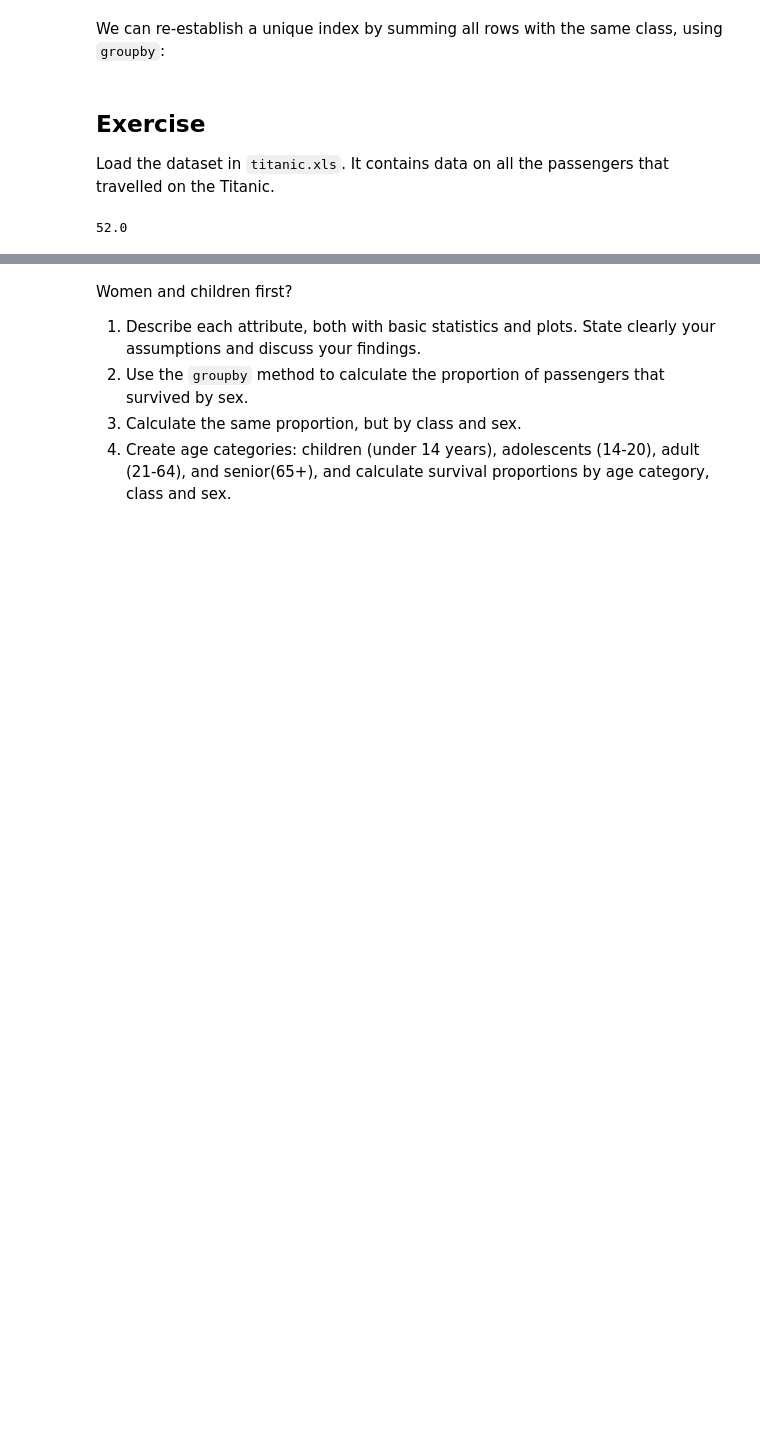
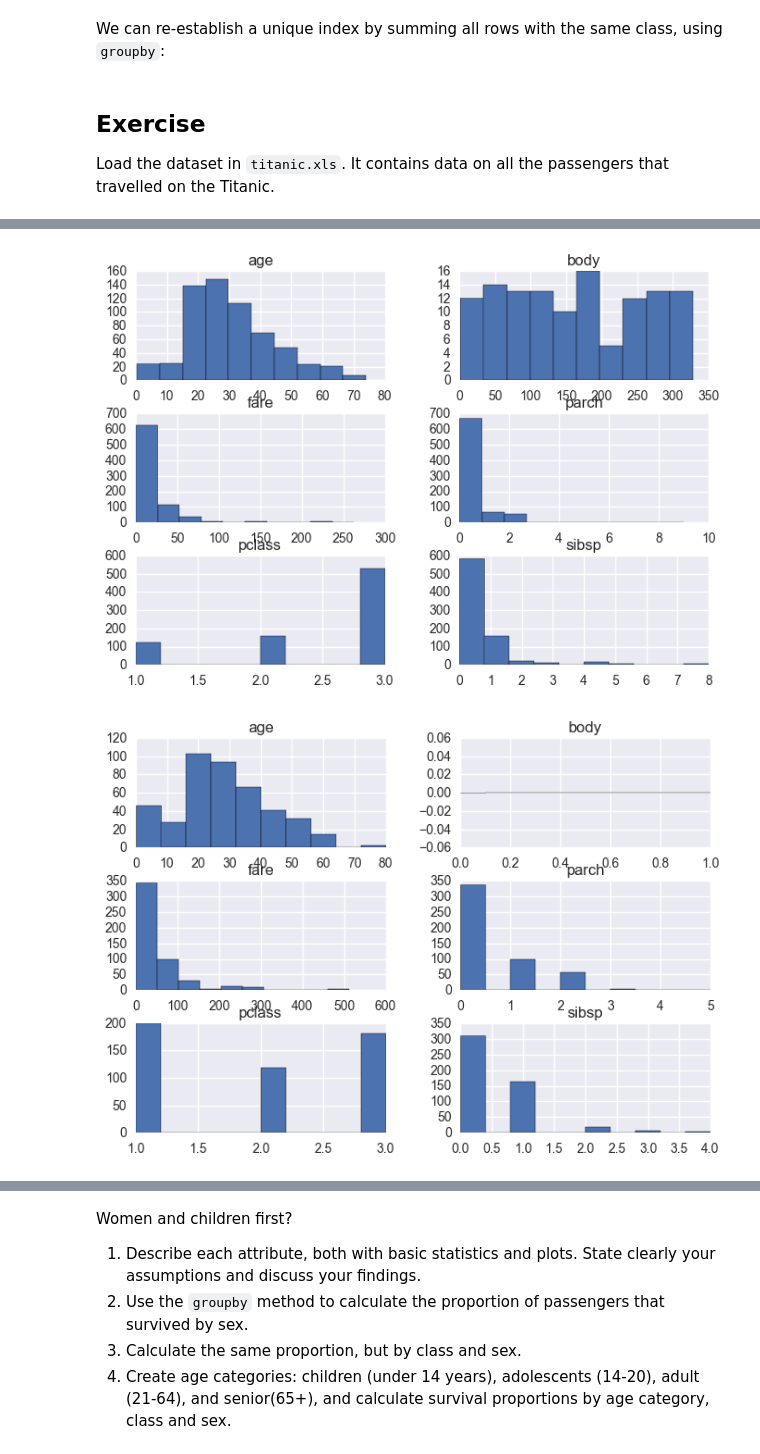
Before and after one commit to nutka7/Homework, a Jupyter notebook: 01 - Pandas and Data Wrangling/Data Wrangling with Pandas.ipynb, the cells around one changed output, grey strips where cells are left out. Cells and saved outputs as stored; diff of their text form; code cells hidden in the pictures; blank space fills up the shorter version.

```diff
--- a/01 - Pandas and Data Wrangling/Data Wrangling with Pandas.ipynb
+++ b/01 - Pandas and Data Wrangling/Data Wrangling with Pandas.ipynb
@@ -953,9 +953,11 @@ Load the dataset in `titanic.xls`. It contains data on all the passengers that t
 from IPython.core.display import HTML
 #HTML(filename='Data/titanic.html')
 titanic=pd.read_excel("Data/titanic.xls")
+#titanic.hist()
 #titanic.groupby(titanic.sex)['female']
+#titanic.hist(by=titanic['sex'])
 total=len(titanic.groupby('name').sum())
-males=titanic[titanic.sex=='male']
+#males.hist()
 females=titanic[titanic.sex=='female']
 #2. females[females.survived==1]
 females_surv_num=females[females.survived==1].groupby('sex').sum()['survived']
@@ -990,7 +992,6 @@ c_cat_num_surv=len(c_cat[c_cat.survived==1])
 a_cat_num_surv_avg=a_cat_num_surv/total
 b_cat_num_surv_avg=b_cat_num_surv/total
 c_cat_num_surv_avg=c_cat_num_surv/total
-c_cat_num_surv_avg
 #note: there are missing values..
 # age category class A
 a_cat_surv_class=a_cat[a_cat.survived==1].groupby('pclass').sum()
@@ -1049,6 +1050,9 @@ c_cat_surv_class_female=c_cat_surv_class[c_cat_surv_class.sex=='female'].groupby
 c_cat_surv_a_class_female=c_cat_surv_class_female.values[0][1]
 c_cat_surv_b_class_female=c_cat_surv_class_female.values[0][2]
 c_cat_surv_c_class_female=c_cat_surv_class_female.values[0][3]
-c_cat_surv_c_class_female
+#c_cat_surv_c_class_female
-# %% [output]
-52.0
+# %%
+# titanic survival
+titanic.groupby('survived').hist()
+titanic.describe()
+# %% [output]
@@ -1054,0 +1068,2 @@ c_cat_surv_c_class_female
+[figure, added]
+[figure, added]
```
Also changed, not shown: parts of 4 cells of this notebook.
